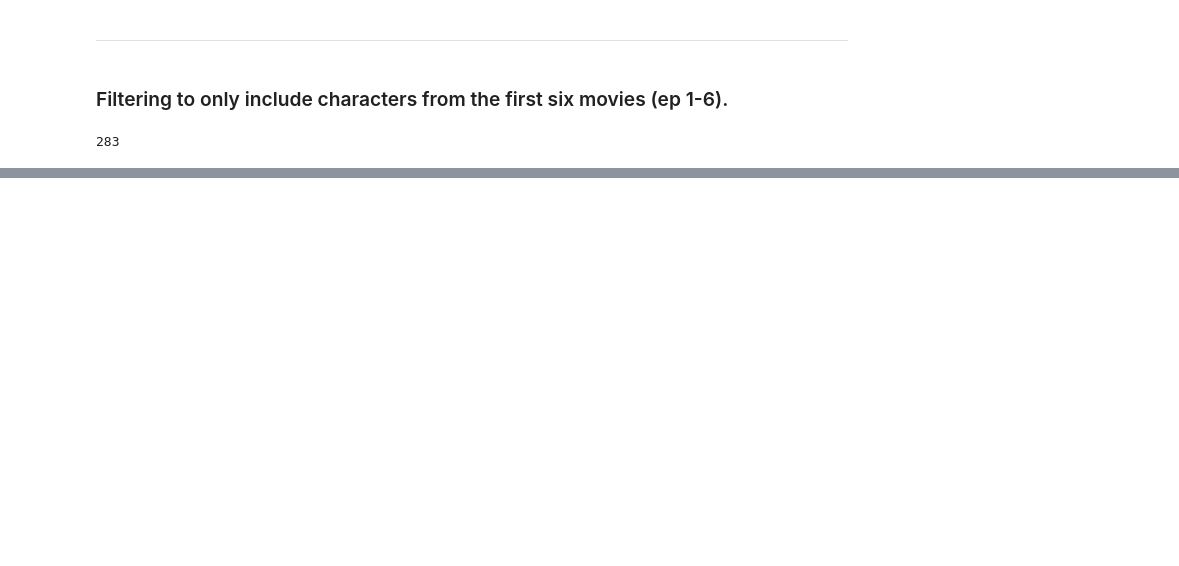
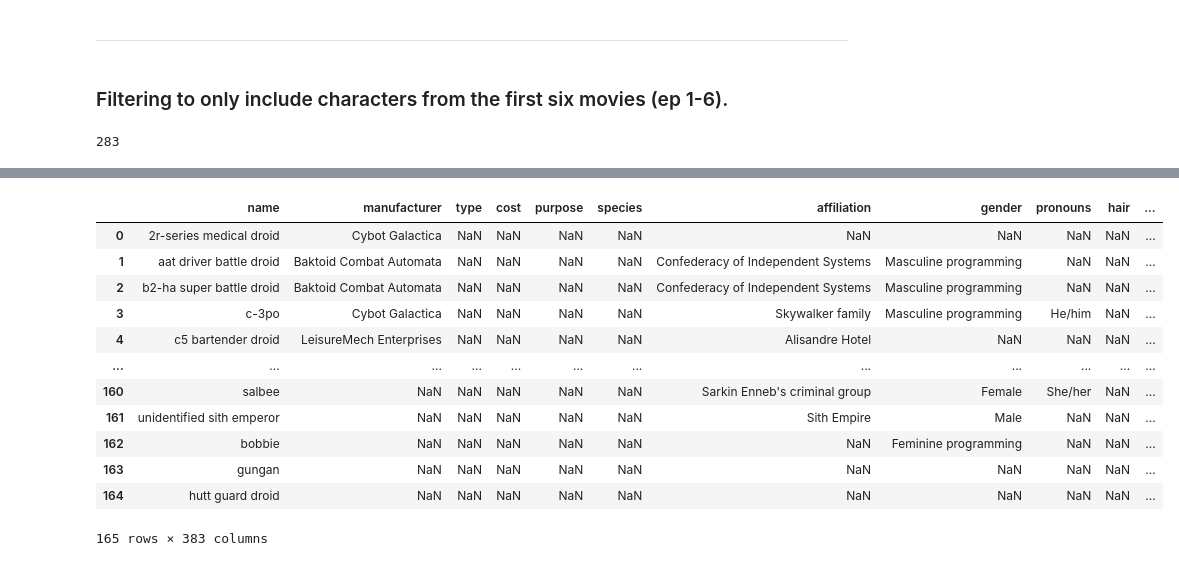
Before and after one commit to murrodroid/StarWarsSocialScience, a Jupyter notebook: project/src/webscraper.ipynb, the cells around one changed output, grey strips where cells are left out. Saved outputs shown, nothing was run; the diff lists cells and outputs as text; code cells hidden in the pictures; blank space fills up the shorter version.

Commit message:
updates filtering for characters
Adds new csv with final characters and updates filtering code in webscraping file to get this csv. Whole file run again

```diff
--- a/project/src/webscraper.ipynb
+++ b/project/src/webscraper.ipynb
@@ -387,0 +217,41 @@ df_filtered.to_csv('../data/filtered_charachter_info.csv', index=False)
+# %%
+# Define a function to get best match
+def find_best_match(name, choices, threshold=80):
+        match, score, _ = process.extractOne(name, choices, scorer=fuzz.token_set_ratio)
+        if score >= threshold:
+            return match
+        return None
+
+# Filter out rows where 'species', "affiliation",... is NaN
+filtered_df = df[(df['species'].notna()) | (df["gender"].notna()) | df["class"].notna() | df["eyes"].notna() ]
+
+
+# filtered_df = df[df['species'].notna()]
+all_names = filtered_df['name'].unique().tolist()
+
+# Find best matches for all movie script characters
+matched_names = {}
+for name in script_names:
+    match = find_best_match(name, all_names)
+    if match:
+        matched_names[name] = match
+
+# Filter the df_all by matched names
+matched_df = filtered_df[filtered_df['name'].isin(matched_names.values())].copy()
+matched_df.reset_index(drop=True, inplace=True)
+matched_df['matched_name'] = matched_df['name'].map({v: k for k, v in matched_names.items()})
+matched_df
+# %% [output]
+|  | name | manufacturer | type | cost | purpose | species | affiliation | gender | pronouns | hair | ... |
+| 0 | 2r-series medical droid | Cybot Galactica | NaN | NaN | NaN | NaN | NaN | NaN | NaN | NaN | ... |
+| 1 | aat driver battle droid | Baktoid Combat Automata | NaN | NaN | NaN | NaN | Confederacy of Independent Systems | Masculine programming | NaN | NaN | ... |
+| 2 | b2-ha super battle droid | Baktoid Combat Automata | NaN | NaN | NaN | NaN | Confederacy of Independent Systems | Masculine programming | NaN | NaN | ... |
+| 3 | c-3po | Cybot Galactica | NaN | NaN | NaN | NaN | Skywalker family | Masculine programming | He/him | NaN | ... |
+| 4 | c5 bartender droid | LeisureMech Enterprises | NaN | NaN | NaN | NaN | Alisandre Hotel | NaN | NaN | NaN | ... |
+| ... | ... | ... | ... | ... | ... | ... | ... | ... | ... | ... | ... |
+| 160 | salbee | NaN | NaN | NaN | NaN | NaN | Sarkin Enneb's criminal group | Female | She/her | NaN | ... |
+| 161 | unidentified sith emperor | NaN | NaN | NaN | NaN | NaN | Sith Empire | Male | NaN | NaN | ... |
+| 162 | bobbie | NaN | NaN | NaN | NaN | NaN | NaN | Feminine programming | NaN | NaN | ... |
+| 163 | gungan | NaN | NaN | NaN | NaN | NaN | NaN | NaN | NaN | NaN | ... |
+| 164 | hutt guard droid | NaN | NaN | NaN | NaN | NaN | NaN | NaN | NaN | NaN | ... |
+165 rows × 383 columns
```
Also changed, not shown: parts of 22 cells of this notebook, 3 other files.
